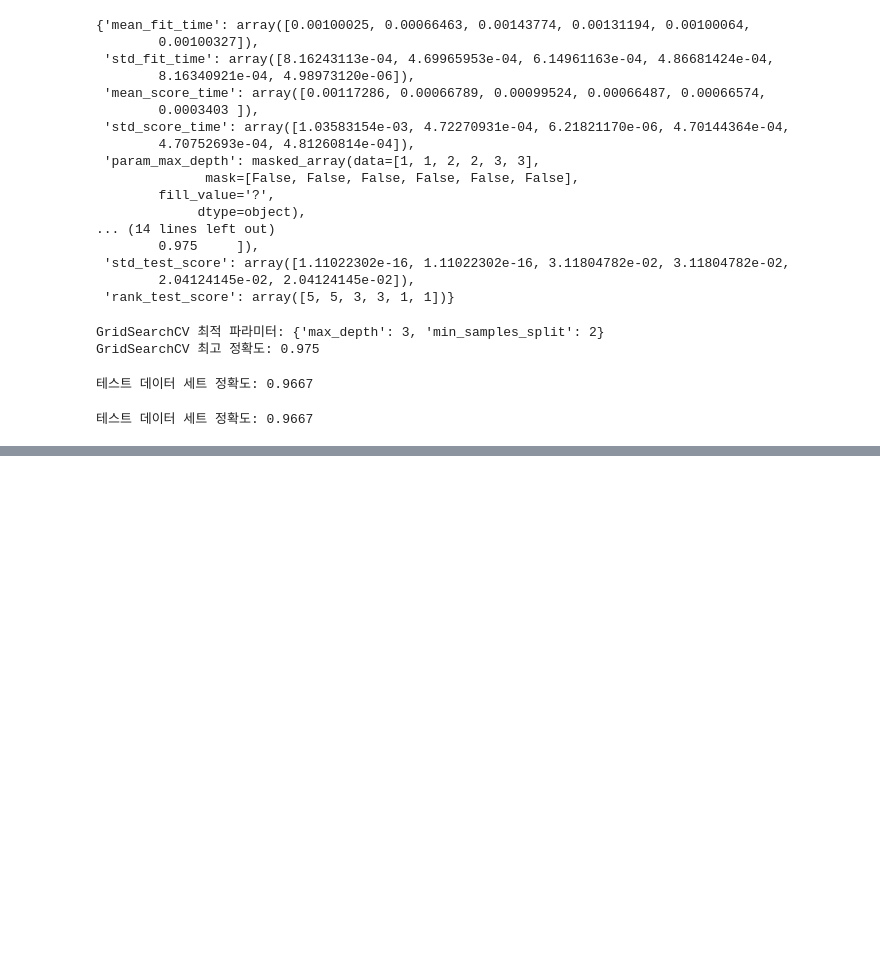
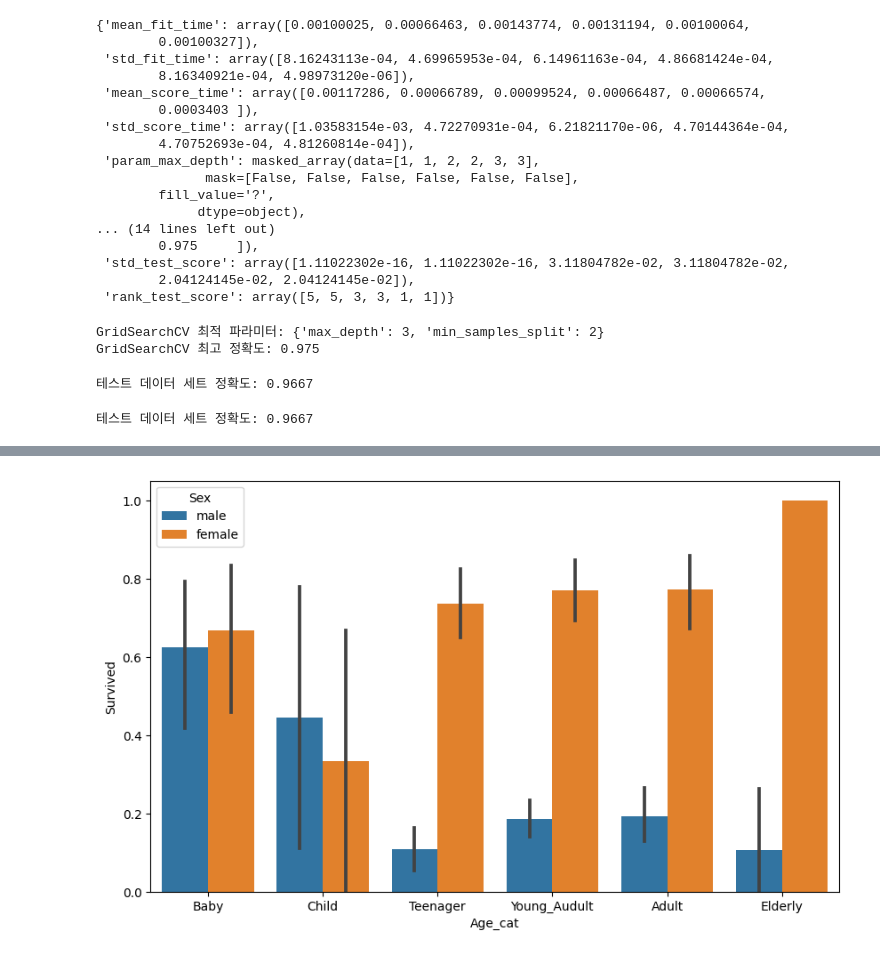
Before and after one commit to Minhyeok-kimm/TIL, a Jupyter notebook: ML_DL/class_sklearn.ipynb, the cells around one changed output, grey strips where cells are left out. Saved outputs shown, nothing was run; the diff lists cells and outputs as text; code cells hidden in the pictures; blank space fills up the shorter version.

```diff
--- a/ML_DL/class_sklearn.ipynb
+++ b/ML_DL/class_sklearn.ipynb
@@ -440,0 +863,16 @@ print(f'테스트 데이터 세트 정확도: {accuracy_score(y_test, pred):.4f}
+# %%
+# age에 따라 구분하기
+bins = [0, 5, 9, 24, 35, 60, titanic['Age'].max()]
+label = ['Baby', 'Child', 'Teenager', 'Young_Audult', 'Adult', 'Elderly']
+
+titanic['Age_cat'] = pd.cut(titanic['Age'], bins=bins, labels=label)
+titanic.head()
+
+# 나이 카테고리 시각화
+plt.figure(figsize=(10, 6))
+
+sns.barplot(x='Age_cat', y='Survived', hue='Sex', data=titanic, order=label)
+plt.show()
+titanic.drop('Age_cat', axis=1, inplace=True)
+# %% [output]
+[figure, added]
```
Also changed, not shown: parts of 41 cells of this notebook, 1 other file.
